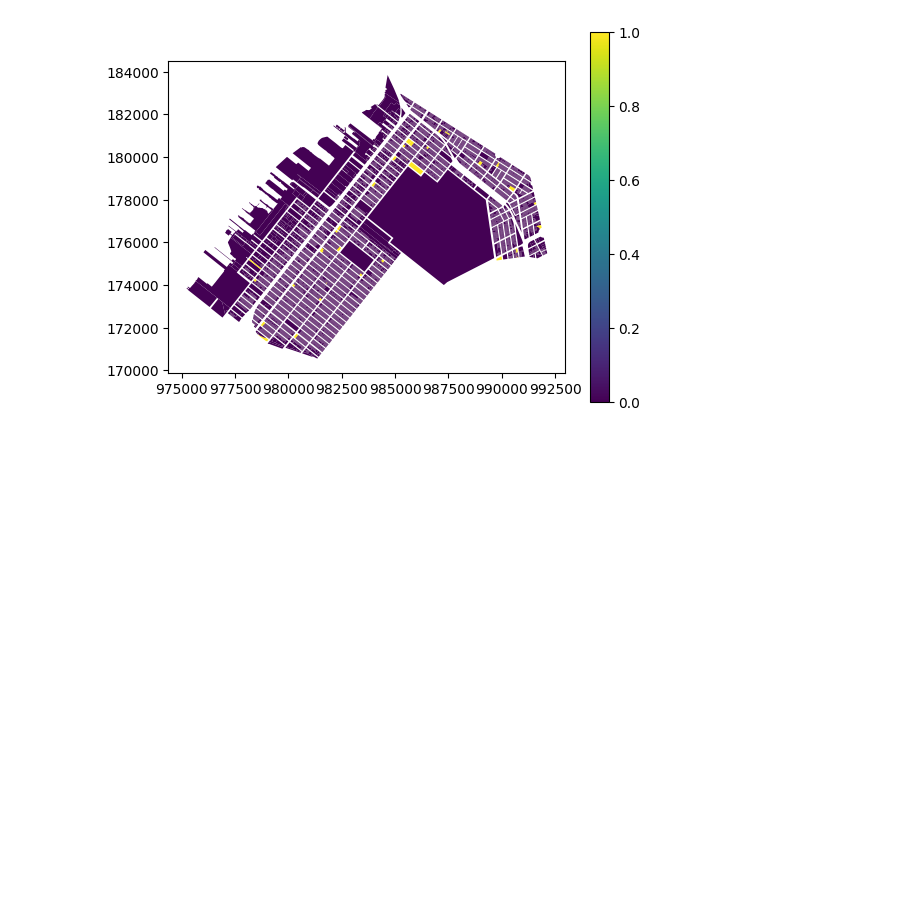
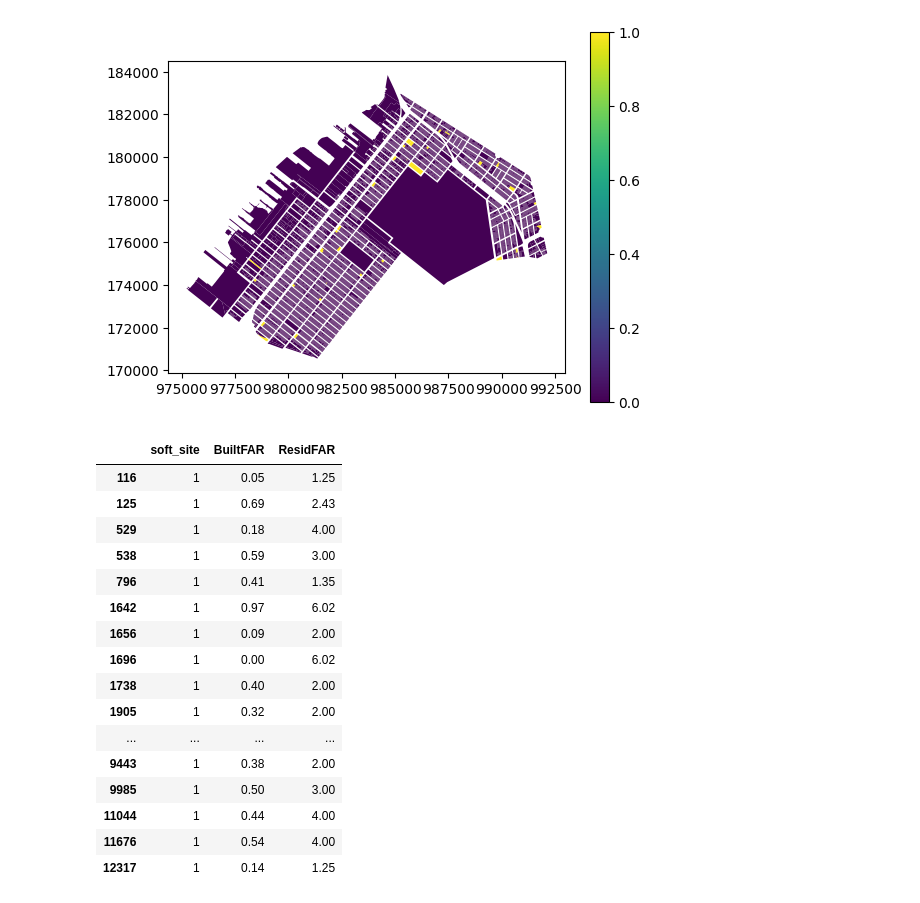
Before and after one commit to mapping-systems/cdp-mapping-systems, a Jupyter notebook: Tutorials/02_geoprocessing.ipynb, the cells around one changed output. Cells and saved outputs as stored; diff of their text form; code cells hidden in the pictures; blank space fills up the shorter version.

```diff
--- a/Tutorials/02_geoprocessing.ipynb
+++ b/Tutorials/02_geoprocessing.ipynb
@@ -487,9 +488,10 @@ lots_bldgs_union.plot("pct_bldg_lot_coverage", legend=True)
 # %%
 def is_soft_site(r, threshold=0.33):
     if (
-        r.BuiltFAR < r.ResidFAR * threshold
+        r.BuiltFAR <= r.ResidFAR * threshold
         and r.LotArea > 10000
         and r.LandUse != "Open Space & Outdoor Recreation"
+        and r.ResidFAR > 0
     ):
         return 1
     else:
@@ -530,3 +510,23 @@ cb_307.plot("soft_site", legend=True)
 # %% [output]
 <Axes: >
 [figure]
+# %%
+cb_307[cb_307.soft_site.eq(1)][["soft_site", "BuiltFAR", "ResidFAR"]]
+# %% [output]
+|  | soft_site | BuiltFAR | ResidFAR |
+| 116 | 1 | 0.05 | 1.25 |
+| 125 | 1 | 0.69 | 2.43 |
+| 529 | 1 | 0.18 | 4.00 |
+| 538 | 1 | 0.59 | 3.00 |
+| 796 | 1 | 0.41 | 1.35 |
+| 1642 | 1 | 0.97 | 6.02 |
+| 1656 | 1 | 0.09 | 2.00 |
+| 1696 | 1 | 0.00 | 6.02 |
+| 1738 | 1 | 0.40 | 2.00 |
+| 1905 | 1 | 0.32 | 2.00 |
+| ... | ... | ... | ... |
+| 9443 | 1 | 0.38 | 2.00 |
+| 9985 | 1 | 0.50 | 3.00 |
+| 11044 | 1 | 0.44 | 4.00 |
+| 11676 | 1 | 0.54 | 4.00 |
+| 12317 | 1 | 0.14 | 1.25 |
```
Also changed, not shown: parts of 14 cells of this notebook.
